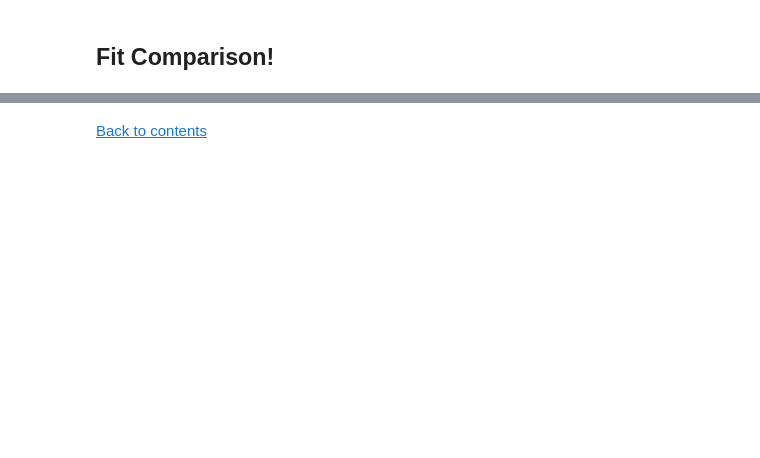
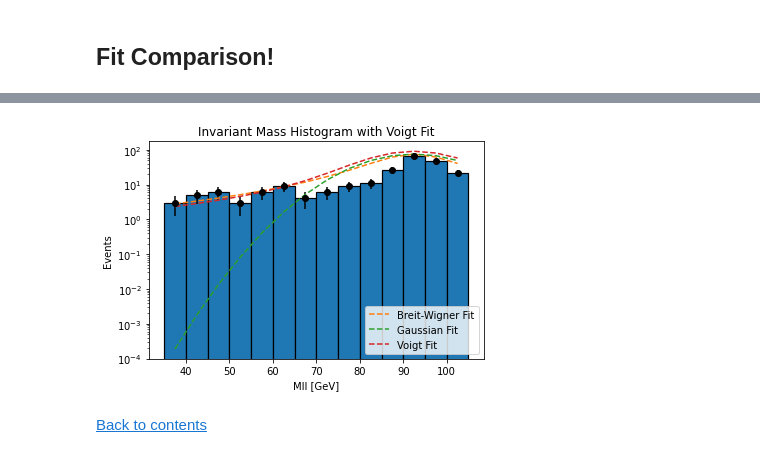
Before and after one commit to KatieGray024/notebooks-collection-opendata, a Jupyter notebook: 13-TeV-examples/uproot_python/Find_the_Z.ipynb, the cells around one changed output, grey strips where cells are left out. Cells and saved outputs as stored; diff of their text form; code cells hidden in the pictures; blank space fills up the shorter version.

```diff
--- a/13-TeV-examples/uproot_python/Find_the_Z.ipynb
+++ b/13-TeV-examples/uproot_python/Find_the_Z.ipynb
@@ -420,2 +405,29 @@ Image(url= "https://scipython.com/static/media/examples/E8/voigt.png")
+# %%
+plt.hist(data_all['mll'], bins=bin_edges, edgecolor='black', linewidth=1.2)
+plt.errorbar(x=bin_centres,
+                   y=data_x,
+                   yerr=data_x_errors,
+                   fmt='ko' ) # 'k' means black and 'o' is for circles
+
+
+plt.plot(bin_centres, out_bw.init_fit, '--', label='Breit-Wigner Fit')
+plt.plot(bin_centres, out_gauss.init_fit, '--', label='Gaussian Fit')
+plt.plot(bin_centres, out_voigt.init_fit, '--', label='Voigt Fit')
+
+plt.legend()
+
+#Axis Titles
+plt.xlabel('Mll [GeV]')
+plt.ylabel('Events')
+plt.title('Invariant Mass Histogram with Voigt Fit')
+
+# make the y-axis log scale
+plt.yscale('log')
+figsize=(10, 8)
+
+center:     93.9623784 +/- 0.54709420 (0.58%) (init = 92.5) #Gaussian
+center:     93.9467194 +/- 0.31643286 (0.34%) (init = 92.5) #BreitWigner
+# %% [output]
+[figure, added]
 # %% [markdown]
 [Back to contents](#contents)
```
Also changed, not shown: parts of 11 cells of this notebook, 1 other file.
